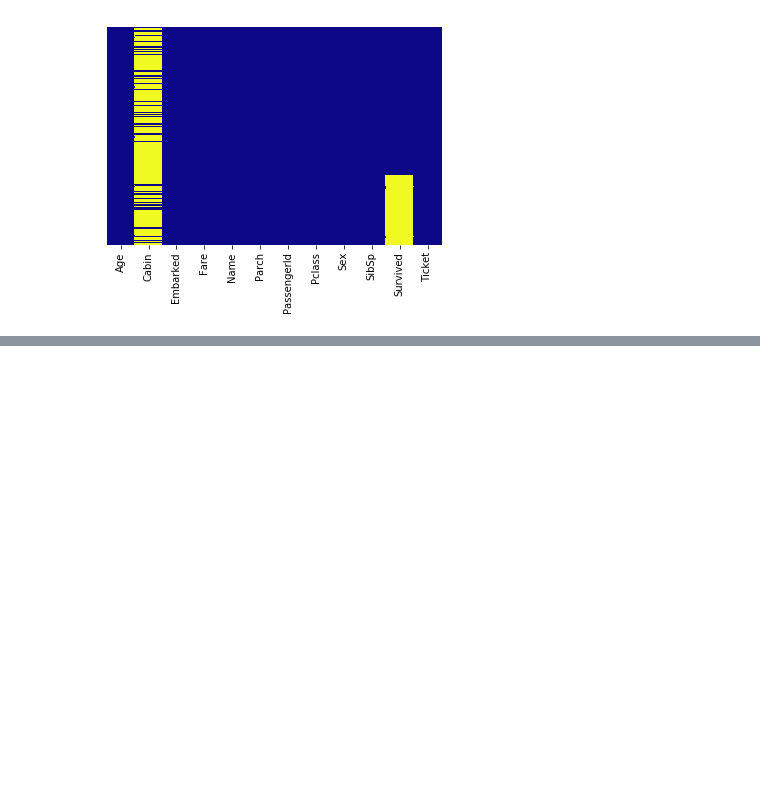
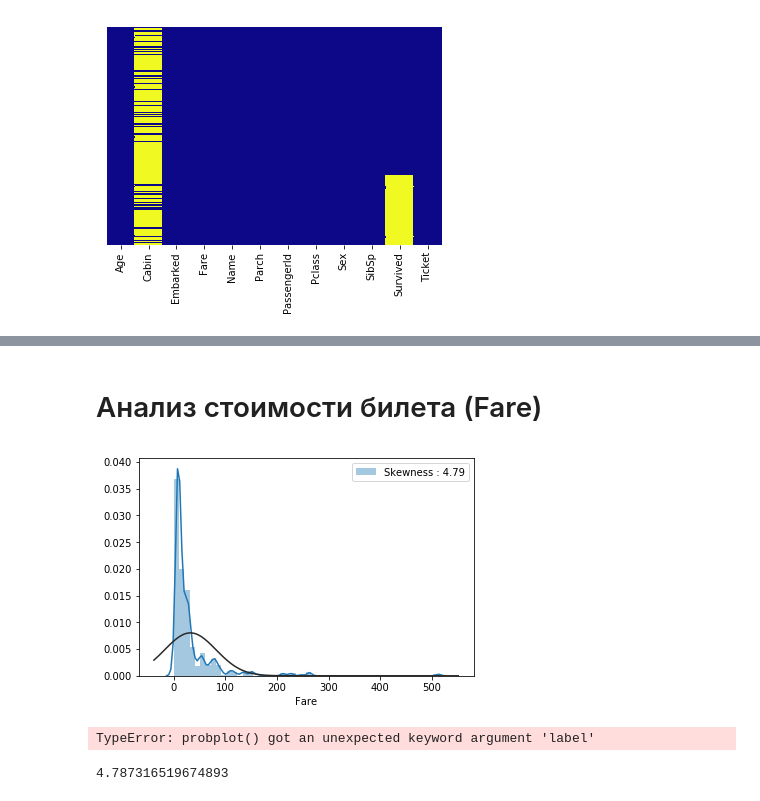
Before and after one commit to DmKuzin/kaggle_titanic, a Jupyter notebook: Titanic2.ipynb, the cells around one changed output, grey strips where cells are left out. Saved outputs shown, nothing was run; the diff lists cells and outputs as text; code cells hidden in the pictures; blank space fills up the shorter version.

```diff
--- a/Titanic2.ipynb
+++ b/Titanic2.ipynb
@@ -176,0 +228,18 @@ sns.heatmap(all_data.isna(),yticklabels=False,cbar=False, cmap='plasma')
+# %% [markdown]
+# Анализ стоимости билета (Fare)
+# %%
+from scipy import stats
+from scipy.stats import norm
+
+g = sns.distplot(train_data['Fare'], fit=norm, label="Skewness : %.2f"%(train_data["Fare"].skew()))
+g = g.legend()
+# %% [output]
+[figure, added]
+# %%
+res = stats.probplot(train_data['Fare'], plot=plt)
+# %% [output]
+TypeError: probplot() got an unexpected keyword argument 'label'
+# %%
+print(train_data['Fare'].skew())
+# %% [output]
+4.787316519674893
```
Also changed, not shown: parts of 10 cells of this notebook.
